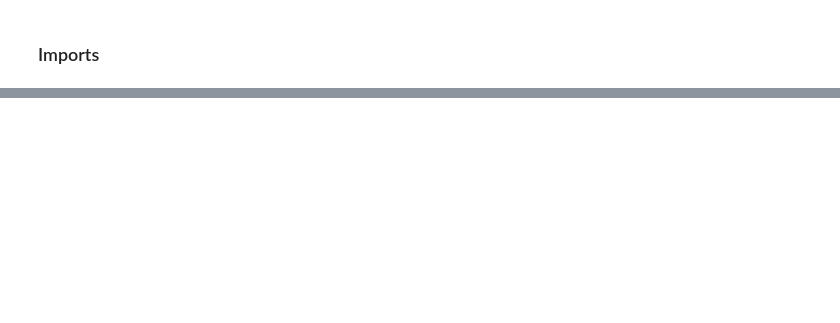
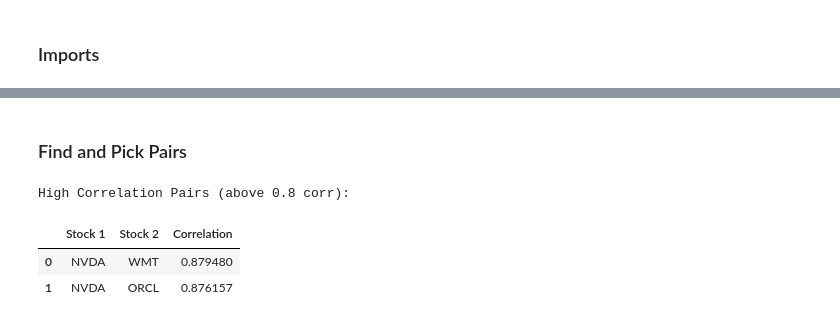
Before and after one commit to ArjunPatel32/MMR_ML_Trading, a Jupyter notebook: main.ipynb, the cells around one changed output, grey strips where cells are left out. Drawn from its saved outputs; the diff is of its cells as text; code cells hidden in the pictures; blank space fills up the shorter version.

Commit message:
- organized into .py files - automatically choose pairs - perform backtesting against SPY - plotting results

```diff
--- a/main.ipynb
+++ b/main.ipynb
@@ -281,0 +100,18 @@ P value for the Augmented Dickey-Fuller Test is 0.8866942858454001
+# %% [markdown]
+### Find and Pick Pairs
+# %%
+non_spy_data = historical_data.drop(columns=["SPY"], errors='ignore')
+
+high_corr_df = find_high_corr_pairs(
+    non_spy_data,
+    corr_threshold=0.8,
+    value_diff_threshold=0.01
+)
+
+print("High Correlation Pairs (above 0.8 corr):")
+display(high_corr_df)
+# %% [output]
+High Correlation Pairs (above 0.8 corr):
+|  | Stock 1 | Stock 2 | Correlation |
+| 0 | NVDA | WMT | 0.879480 |
+| 1 | NVDA | ORCL | 0.876157 |
```
Also changed, not shown: parts of 27 cells of this notebook, 4 other files.
